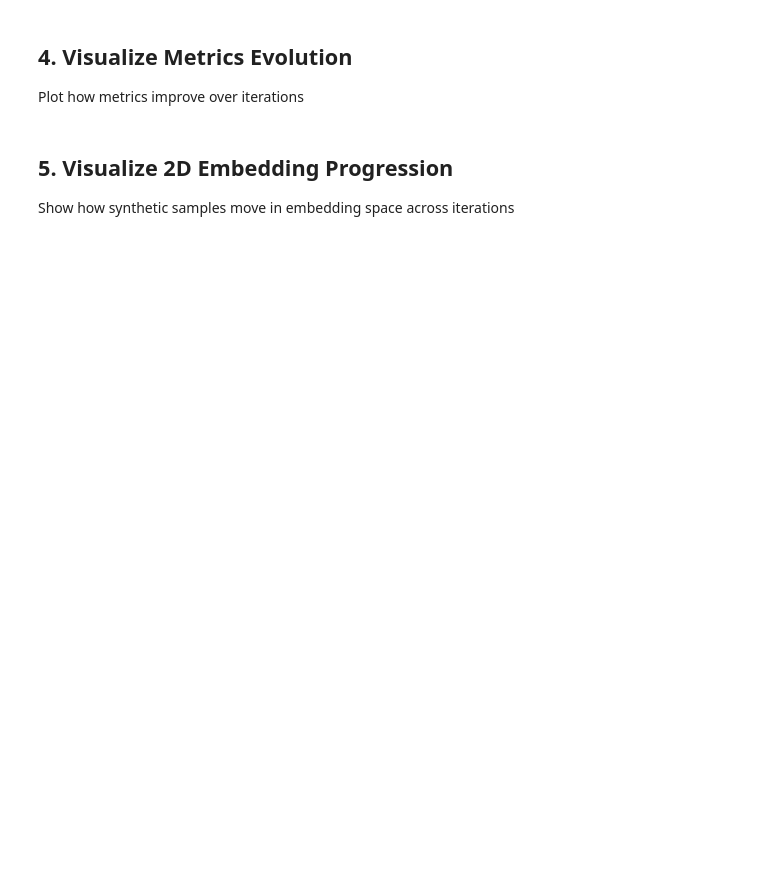
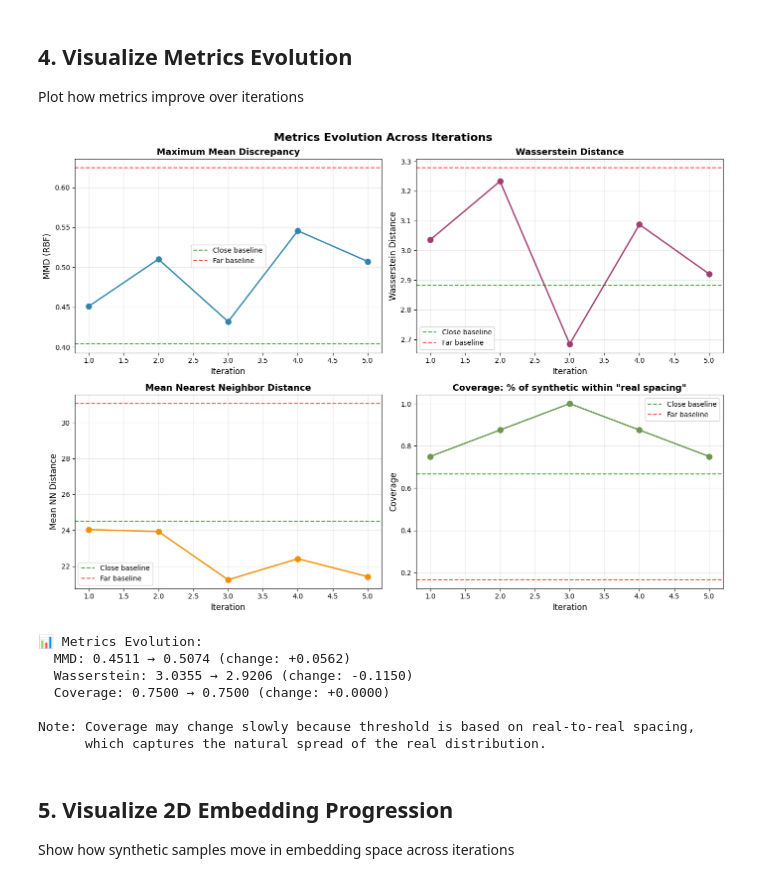
Before and after one commit to tensorleap/synthetic-data-optimizer, a Jupyter notebook: notebooks/test_experiment_runner.ipynb, the cells around one changed output. Saved outputs shown, nothing was run; the diff lists cells and outputs as text; code cells hidden in the pictures; blank space fills up the shorter version.

```diff
--- a/notebooks/test_experiment_runner.ipynb
+++ b/notebooks/test_experiment_runner.ipynb
@@ -163,34 +170,48 @@ axes[0, 1].set_ylabel('Wasserstein Distance', fontsize=12)
 axes[0, 1].set_title('Wasserstein Distance', fontsize=13, fontweight='bold')
 axes[0, 1].legend()
 axes[0, 1].grid(True, alpha=0.3)
 
 # Mean Nearest Neighbor Distance
 axes[1, 0].plot(iteration_nums, nn_distance_values, 'o-', linewidth=2, markersize=8, color='#F18F01')
 axes[1, 0].axhline(y=close_baseline['mean_nn_distance'], color='green', linestyle='--', alpha=0.7, label='Close baseline')
 axes[1, 0].axhline(y=far_baseline['mean_nn_distance'], color='red', linestyle='--', alpha=0.7, label='Far baseline')
 axes[1, 0].set_xlabel('Iteration', fontsize=12)
 axes[1, 0].set_ylabel('Mean NN Distance', fontsize=12)
 axes[1, 0].set_title('Mean Nearest Neighbor Distance', fontsize=13, fontweight='bold')
 axes[1, 0].legend()
 axes[1, 0].grid(True, alpha=0.3)
 
 # Coverage
+# Coverage measures what fraction of synthetic samples are "close enough" to real samples
+# Threshold is set to median real-to-real distance (typical spacing in real distribution)
+# Higher is better: means synthetic samples are within typical real distribution spacing
 axes[1, 1].plot(iteration_nums, coverage_values, 'o-', linewidth=2, markersize=8, color='#6A994E')
 axes[1, 1].axhline(y=close_baseline['coverage'], color='green', linestyle='--', alpha=0.7, label='Close baseline')
 axes[1, 1].axhline(y=far_baseline['coverage'], color='red', linestyle='--', alpha=0.7, label='Far baseline')
 axes[1, 1].set_xlabel('Iteration', fontsize=12)
 axes[1, 1].set_ylabel('Coverage', fontsize=12)
-axes[1, 1].set_title('Coverage (fraction within threshold)', fontsize=13, fontweight='bold')
+axes[1, 1].set_title('Coverage: % of synthetic within "real spacing"', fontsize=13, fontweight='bold')
 axes[1, 1].legend()
 axes[1, 1].grid(True, alpha=0.3)
 
 plt.tight_layout()
 plt.show()
 
 print("\n📊 Metrics Evolution:")
 print(f"  MMD: {mmd_values[0]:.4f} → {mmd_values[-1]:.4f} (change: {mmd_values[-1] - mmd_values[0]:+.4f})")
 print(f"  Wasserstein: {wasserstein_values[0]:.4f} → {wasserstein_values[-1]:.4f} (change: {wasserstein_values[-1] - wasserstein_values[0]:+.4f})")
 print(f"  Coverage: {coverage_values[0]:.4f} → {coverage_values[-1]:.4f} (change: {coverage_values[-1] - coverage_values[0]:+.4f})")
+print(f"\nNote: Coverage may change slowly because threshold is based on real-to-real spacing,")
+print(f"      which captures the natural spread of the real distribution.")
+# %% [output]
+[figure, added]
+📊 Metrics Evolution:
+  MMD: 0.4511 → 0.5074 (change: +0.0562)
+  Wasserstein: 3.0355 → 2.9206 (change: -0.1150)
+  Coverage: 0.7500 → 0.7500 (change: +0.0000)
+
+Note: Coverage may change slowly because threshold is based on real-to-real spacing,
+      which captures the natural spread of the real distribution.
 # %% [markdown]
 ## 5. Visualize 2D Embedding Progression
 
```
Also changed, not shown: parts of 5 cells of this notebook, 3 other files.
